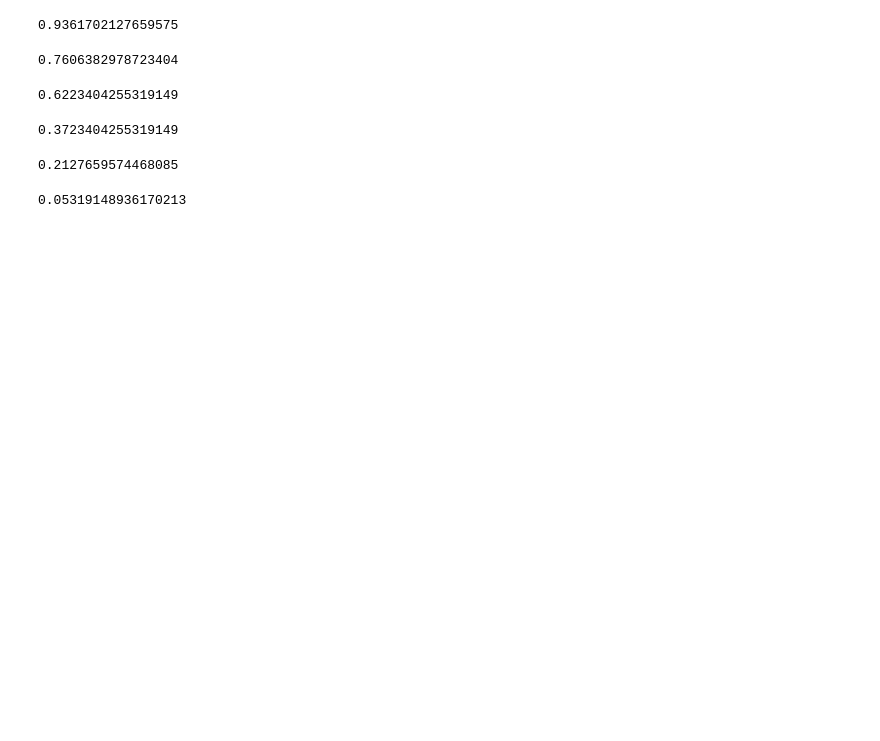
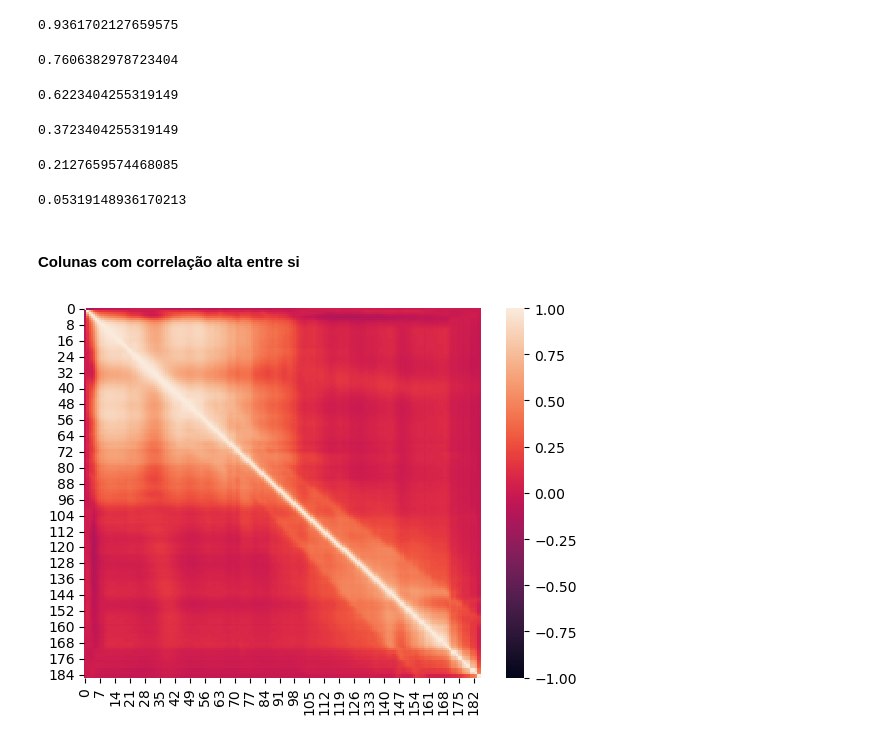
Before and after one commit to saulorcj/disciplina-aprendizado-maquina, a Jupyter notebook: main.ipynb, the cells around one changed output. Saved outputs shown, nothing was run; the diff lists cells and outputs as text; code cells hidden in the pictures; blank space fills up the shorter version.

Commit message:
feat: add correlação entre features

```diff
--- a/main.ipynb
+++ b/main.ipynb
@@ -153,3 +155,17 @@ cols_corr_class_greater_25, pct = get_greater_corr_limiar(corr_class, 0.25)
 pct
 # %% [output]
 0.05319148936170213
+# %% [markdown]
+#### Colunas com correlação alta entre si
+# %%
+df_corr = df_ptbdb.corr()
+
+df_corr = df_corr.drop([186, "class"], axis=1)
+
+df_corr = df_corr.drop([186, "class"], axis=0)
+# %%
+sns.heatmap(df_corr, vmin=-1, vmax=1)
+
+plt.show()
+# %% [output]
+[figure, added]
```
Also changed, not shown: parts of 7 cells of this notebook.
